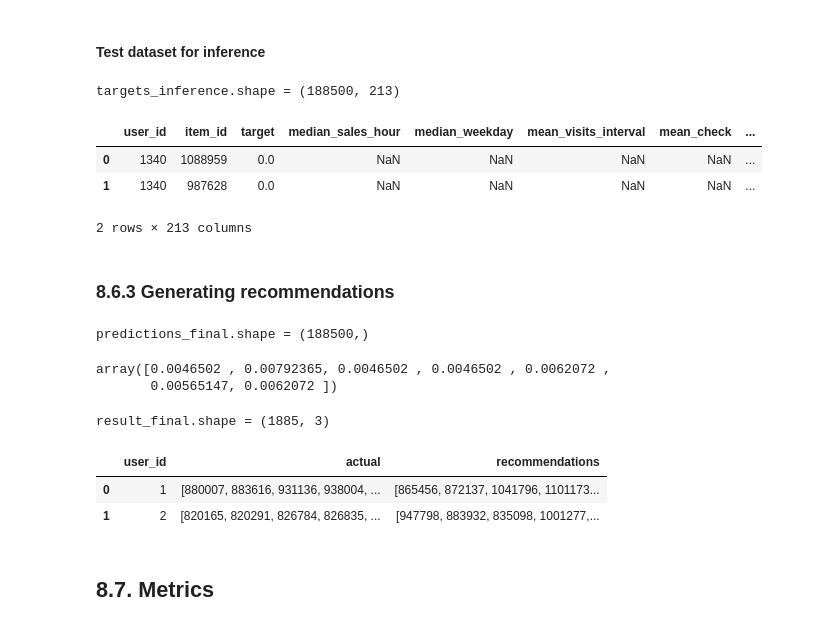
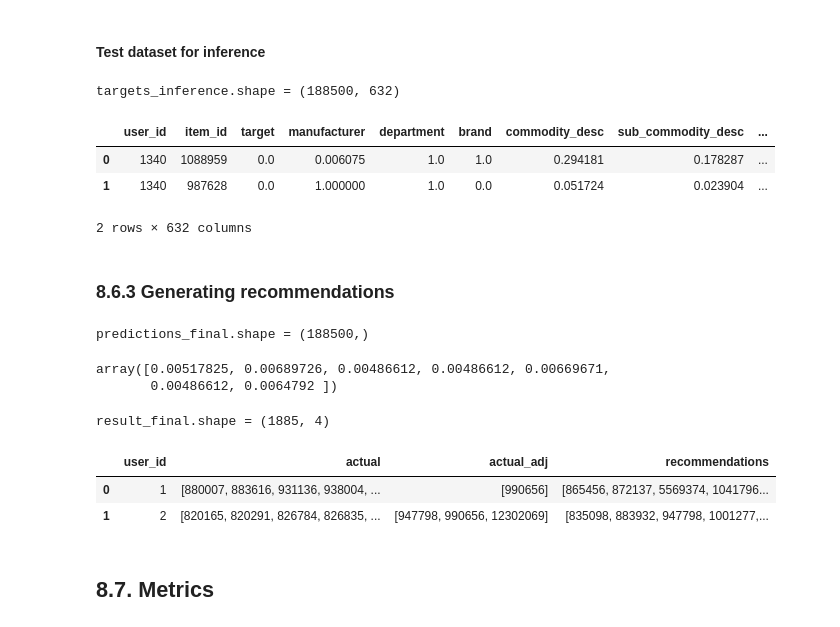
Before and after one commit to Yanina-Kutovaya/RecSys-retail, a Jupyter notebook: notebooks/Baseline_model_v1.ipynb, the cells around one changed output. Saved outputs shown, nothing was run; the diff lists cells and outputs as text; code cells hidden in the pictures.

```diff
--- a/notebooks/Baseline_model_v1.ipynb
+++ b/notebooks/Baseline_model_v1.ipynb
@@ -446,19 +462,21 @@ users_inference.shape = (1885, 2)
 # %%
 test_dataset_inference = get_targets_lvl_2(
     users_inference,
     data_valid,
+    item_features_transformed,
+    user_features_transformed,
     user_item_features_final,
     n_items
     )
 
 print(f'targets_inference.shape = {test_dataset_inference.shape}\n')
 test_dataset_inference.head(2)
 # %% [output]
-targets_inference.shape = (188500, 213)
+targets_inference.shape = (188500, 632)
-|  | user_id | item_id | target | median_sales_hour | median_weekday | mean_visits_interval | mean_check | ... |
-| 0 | 1340 | 1088959 | 0.0 | NaN | NaN | NaN | NaN | ... |
-| 1 | 1340 | 987628 | 0.0 | NaN | NaN | NaN | NaN | ... |
+|  | user_id | item_id | target | manufacturer | department | brand | commodity_desc | sub_commodity_desc | ... |
+| 0 | 1340 | 1088959 | 0.0 | 0.006075 | 1.0 | 1.0 | 0.294181 | 0.178287 | ... |
+| 1 | 1340 | 987628 | 0.0 | 1.000000 | 1.0 | 0.0 | 0.051724 | 0.023904 | ... |
-2 rows × 213 columns
+2 rows × 632 columns
 # %% [markdown]
 ### 8.6.3 Generating recommendations
 # %%
@@ -471,17 +489,17 @@ print(f'predictions_final.shape = {predictions_final.shape}\n')
 predictions_final[:7]
 # %% [output]
 predictions_final.shape = (188500,)
-array([0.0046502 , 0.00792365, 0.0046502 , 0.0046502 , 0.0062072 ,
-       0.00565147, 0.0062072 ])
+array([0.00517825, 0.00689726, 0.00486612, 0.00486612, 0.00669671,
+       0.00486612, 0.0064792 ])
 # %%
 result_final = get_results(test, test_dataset_inference, predictions_final)
 
 print(f'result_final.shape = {result_final.shape}\n')
 result_final.head(2)
 # %% [output]
-result_final.shape = (1885, 3)
+result_final.shape = (1885, 4)
-|  | user_id | actual | recommendations |
-| 0 | 1 | [880007, 883616, 931136, 938004, ... | [865456, 872137, 1041796, 1101173... |
-| 1 | 2 | [820165, 820291, 826784, 826835, ... | [947798, 883932, 835098, 1001277,... |
+|  | user_id | actual | actual_adj | recommendations |
+| 0 | 1 | [880007, 883616, 931136, 938004, ... | [990656] | [865456, 872137, 5569374, 1041796... |
+| 1 | 2 | [820165, 820291, 826784, 826835, ... | [947798, 990656, 12302069] | [835098, 883932, 947798, 1001277,... |
 # %% [markdown]
 ## 8.7. Metrics
```
Also changed, not shown: parts of 15 cells of this notebook.
